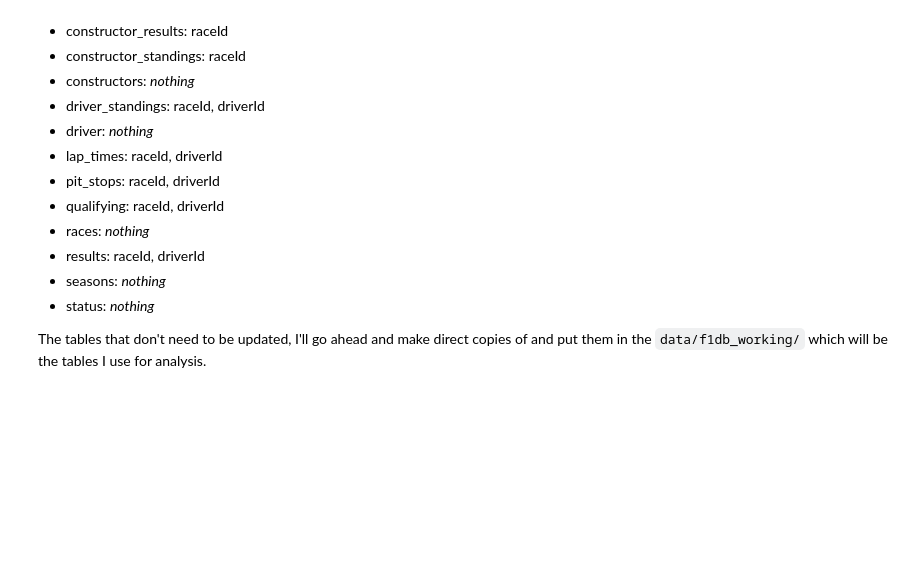
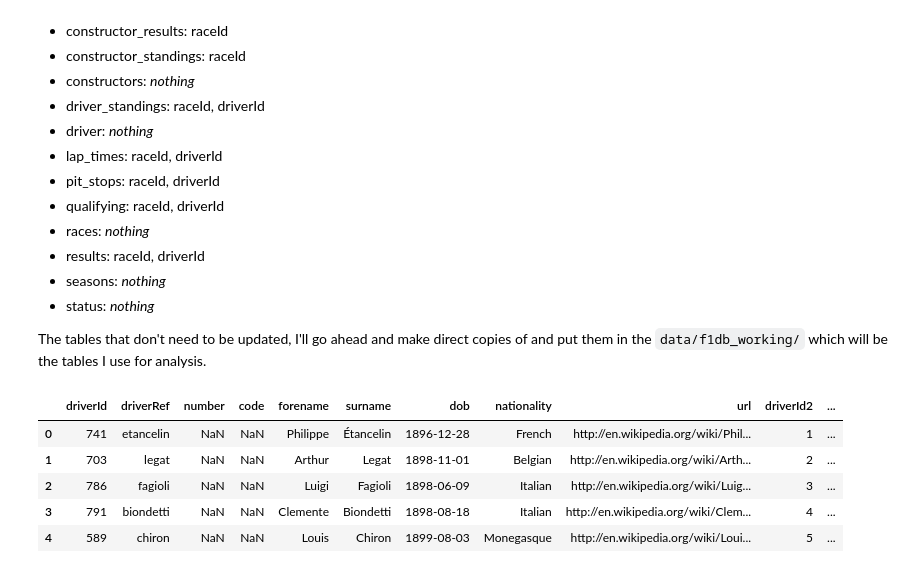
Before and after one commit to lennymd/formulaOne, a Jupyter notebook: analysis/notebooks/formula1-driver-analysis.ipynb, the cells around one changed output. Cells and saved outputs as stored; diff of their text form; code cells hidden in the pictures; blank space fills up the shorter version.

Commit message:
finish getting the data organized and ready for working and combining together

```diff
--- a/analysis/notebooks/formula1-driver-analysis.ipynb
+++ b/analysis/notebooks/formula1-driver-analysis.ipynb
@@ -50,3 +50,14 @@ The tables that don't need to be updated, I'll go ahead and make direct copies o
 # %%
 import numpy as np
 import pandas as pd
+# %%
+drivers = pd.read_csv("../data/f1db_excelPrep/driver.csv")
+# %%
+drivers.head()
+# %% [output]
+|  | driverId | driverRef | number | code | forename | surname | dob | nationality | url | driverId2 | ... |
+| 0 | 741 | etancelin | NaN | NaN | Philippe | Étancelin | 1896-12-28 | French | http://en.wikipedia.org/wiki/Phil... | 1 | ... |
+| 1 | 703 | legat | NaN | NaN | Arthur | Legat | 1898-11-01 | Belgian | http://en.wikipedia.org/wiki/Arth... | 2 | ... |
+| 2 | 786 | fagioli | NaN | NaN | Luigi | Fagioli | 1898-06-09 | Italian | http://en.wikipedia.org/wiki/Luig... | 3 | ... |
+| 3 | 791 | biondetti | NaN | NaN | Clemente | Biondetti | 1898-08-18 | Italian | http://en.wikipedia.org/wiki/Clem... | 4 | ... |
+| 4 | 589 | chiron | NaN | NaN | Louis | Chiron | 1899-08-03 | Monegasque | http://en.wikipedia.org/wiki/Loui... | 5 | ... |
```
Also changed, not shown: parts of 42 cells of this notebook, 11 other files.
